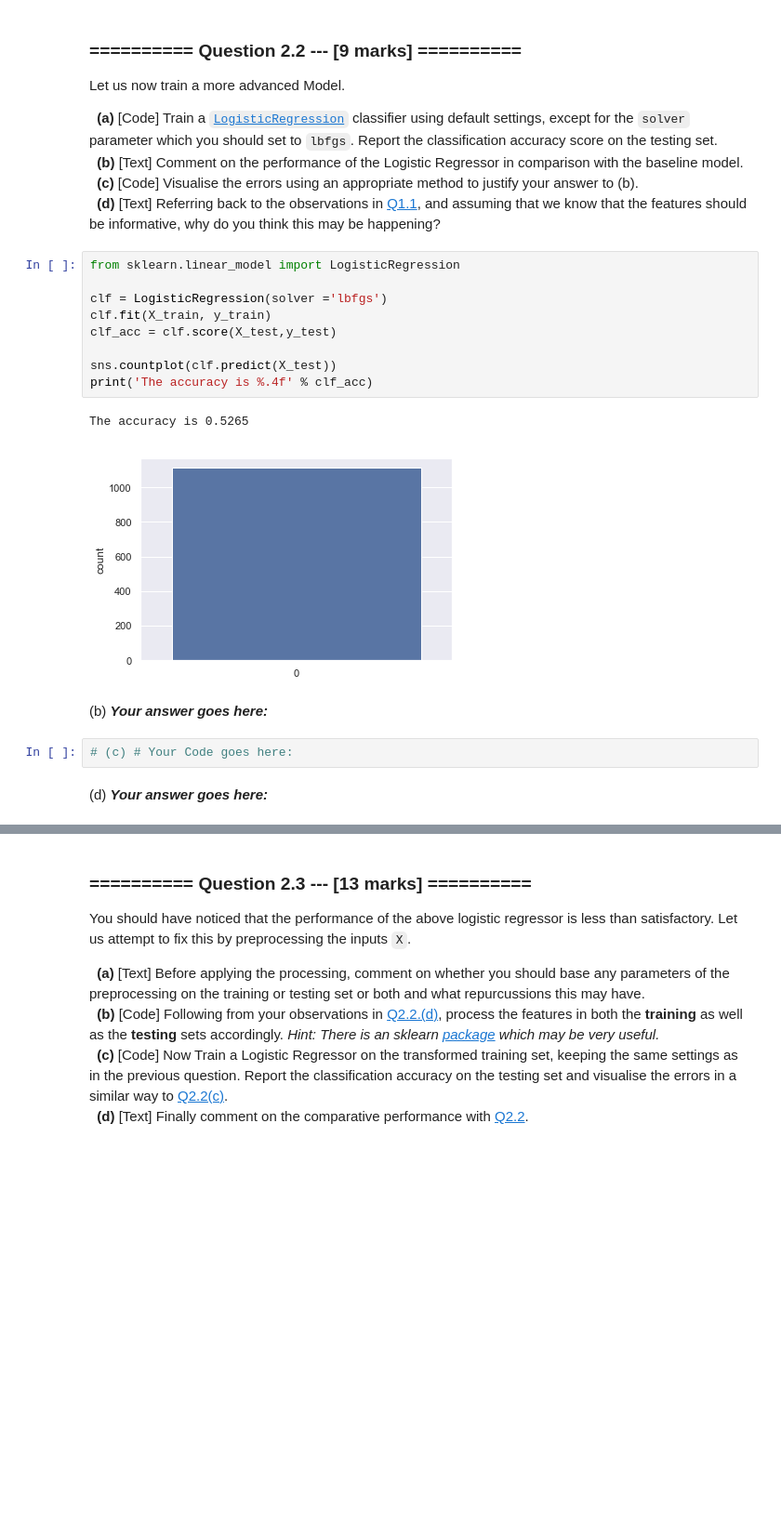
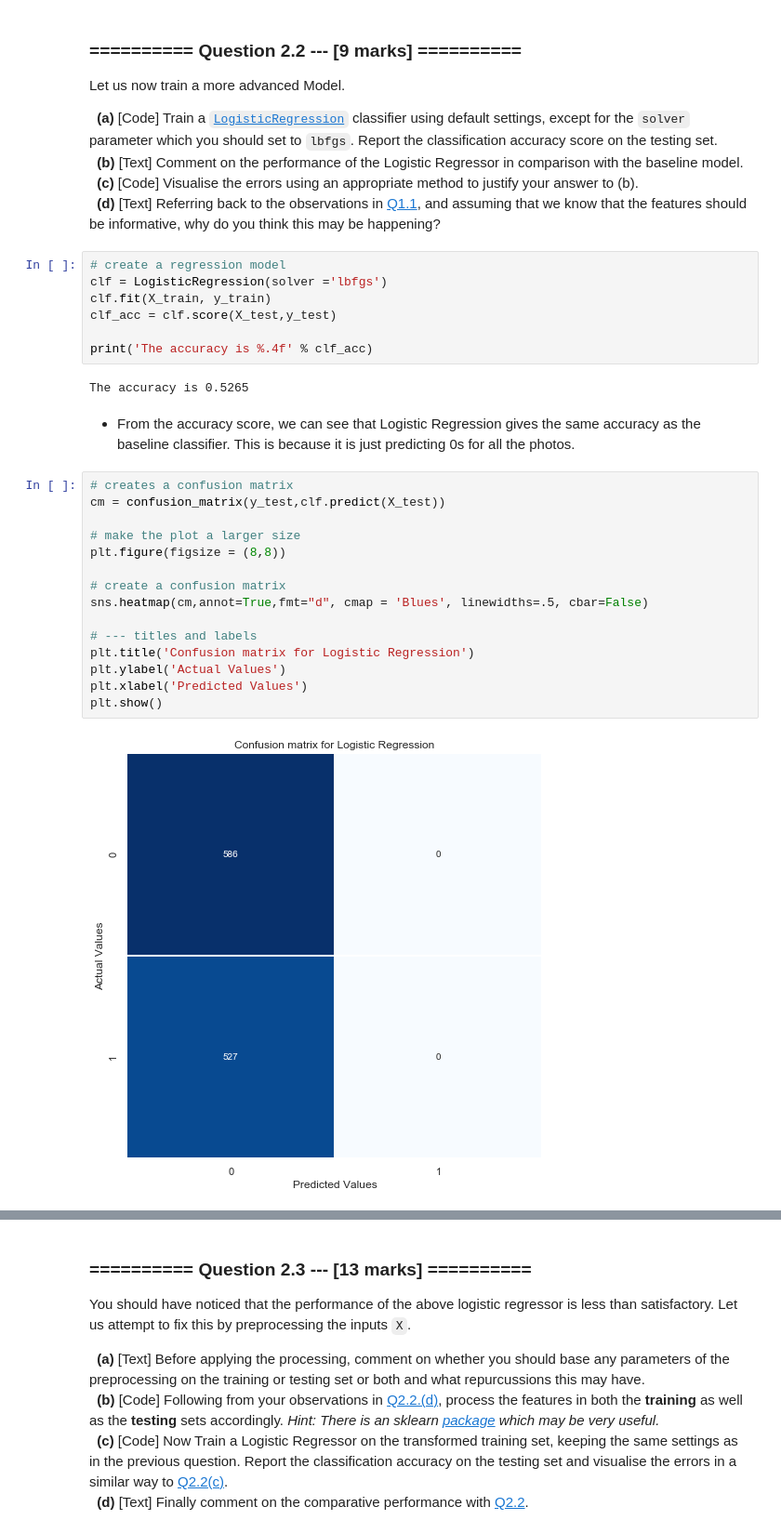
Before and after one commit to aadulan/iaml2018, a Jupyter notebook: Assignments/03_A_ObjectRecognition.ipynb, the cells around one changed output, grey strips where cells are left out. Shown at 93% size. Saved outputs shown, nothing was run; the diff lists cells and outputs as text; blank space fills up the shorter version.

```diff
--- a/Assignments/03_A_ObjectRecognition.ipynb
+++ b/Assignments/03_A_ObjectRecognition.ipynb
@@ -363,20 +368,30 @@ Let us now train a more advanced Model.
 &nbsp;&nbsp;**(c)** [Code] Visualise the errors using an appropriate method to justify your answer to (b).<br>
 &nbsp;&nbsp;**(d)** [Text] Referring back to the observations in [Q1.1](#question1_1), and assuming that we know that the features should be informative, why do you think this may be happening?<br>
 # %%
-from sklearn.linear_model import LogisticRegression
-
+# create a regression model
 clf = LogisticRegression(solver ='lbfgs')
 clf.fit(X_train, y_train)
 clf_acc = clf.score(X_test,y_test)
 
-sns.countplot(clf.predict(X_test))
 print('The accuracy is %.4f' % clf_acc)
 # %% [output]
 The accuracy is 0.5265
-[figure, removed]
-# %% [markdown]
-(b) ***Your answer goes here:***
-# %%
-# (c) # Your Code goes here:
-# %% [markdown]
-(d) ***Your answer goes here:***
+# %% [markdown]
+- From the accuracy score, we can see that Logistic Regression gives the same accuracy as the baseline classifier. This is because it is just predicting 0s for all the photos.
+# %%
+# creates a confusion matrix
+cm = confusion_matrix(y_test,clf.predict(X_test))
+
+# make the plot a larger size
+plt.figure(figsize = (8,8))
+
+# create a confusion matrix
+sns.heatmap(cm,annot=True,fmt="d", cmap = 'Blues', linewidths=.5, cbar=False)
+
+# --- titles and labels
+plt.title('Confusion matrix for Logistic Regression')
+plt.ylabel('Actual Values')
+plt.xlabel('Predicted Values')
+plt.show()
+# %% [output]
+[figure, added]
```
Also changed, not shown: parts of 20 cells of this notebook.
